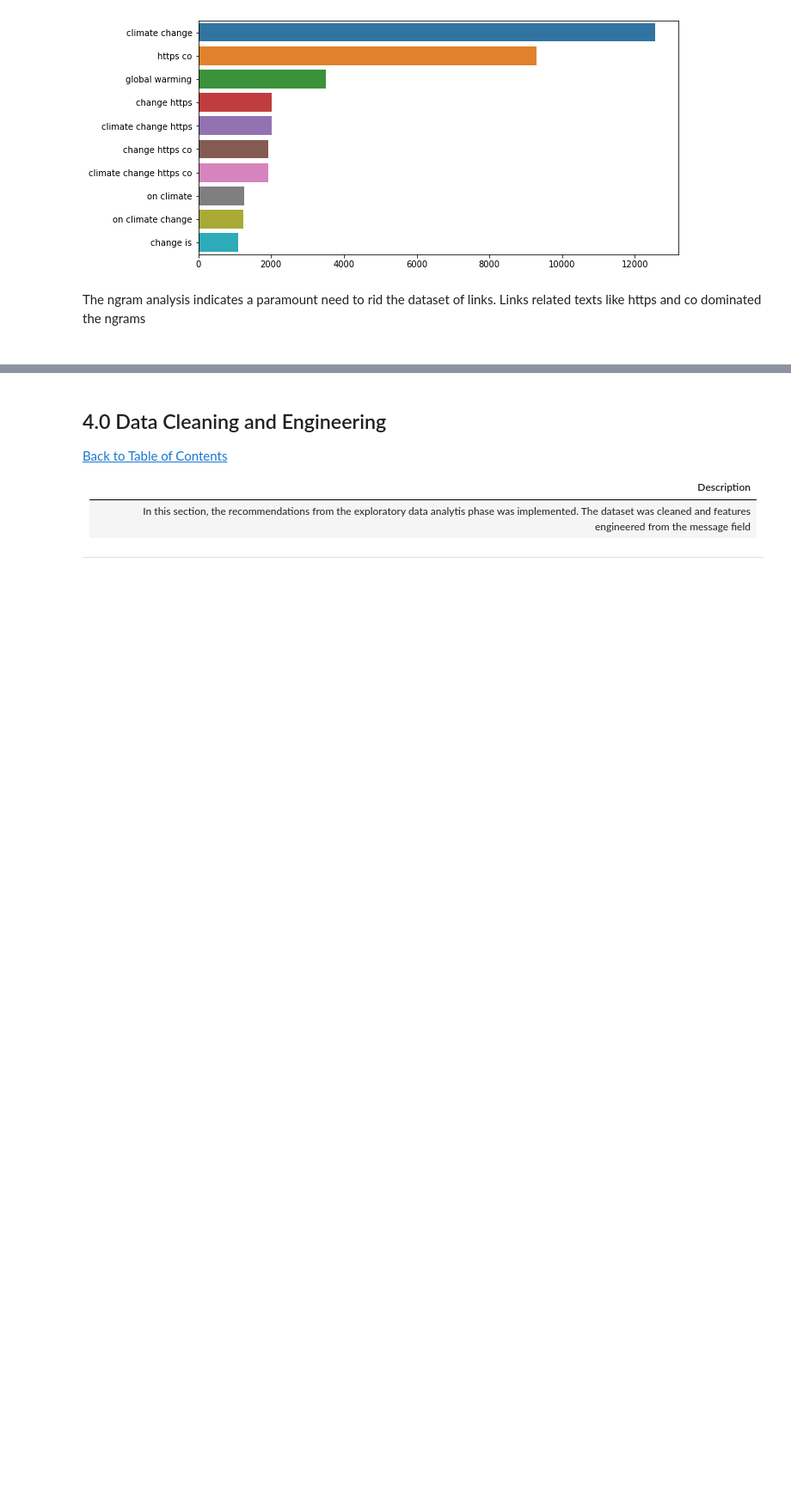
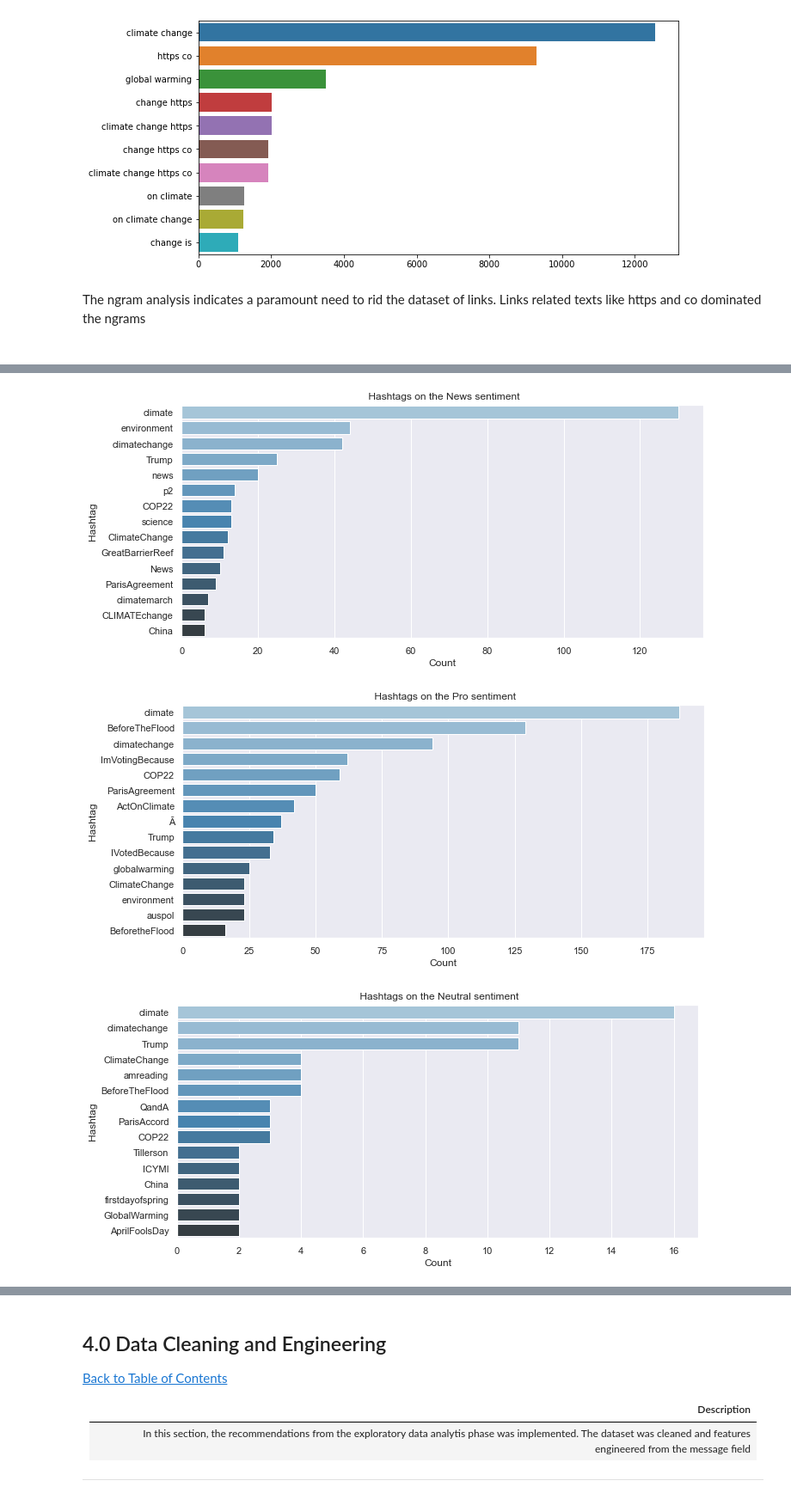
Before and after one commit to Abdul4code/Climate-change-analysis-Team_ZF2, a Jupyter notebook: ZF2_Classification.ipynb, the cells around one changed output, grey strips where cells are left out. Shown: that part at 86% size. Drawn from its saved outputs; the diff is of its cells as text; code cells hidden in the pictures; blank space fills up the shorter version.

```diff
--- a/ZF2_Classification.ipynb
+++ b/ZF2_Classification.ipynb
@@ -364,0 +789,48 @@ The ngram analysis indicates a paramount need to rid the dataset of links. Links
+# %%
+# Creating a function to extract hashtags from tweets
+
+def extract_hashtags(x):
+    hashtags = []
+    for i in x:
+        ht = re.findall(r'#(\w+)', i)
+        hashtags.append(ht)
+
+    return hashtags
+# %%
+# Extracting hashtags from tweets
+news_h = extract_hashtags(tweet_df['message']
+                              [tweet_df['sentiment'] == 2])
+pro_h = extract_hashtags(tweet_df['message']
+                          [tweet_df['sentiment'] == 1])
+neutral_h = extract_hashtags(tweet_df['message']
+                              [tweet_df['sentiment'] == 0])
+anti_h = extract_hashtags(tweet_df['message']
+                          [tweet_df['sentiment'] == -1])
+
+# hashtag list
+hashtags = [sum(news_h, []), sum(pro_h, []),
+            sum(neutral_h, []),sum(anti_h, [])]
+
+# Visualising the Hashtags
+ft = [' Hashtags on the News sentiment',
+              ' Hashtags on the Pro sentiment',
+              ' Hashtags on the Neutral sentiment',
+              ' Hashtags on the Anti sentiment']
+
+plt.rcParams['figure.figsize'] = [50, 5]
+
+for i, sent in enumerate(hashtags):
+    plt.subplot(1, 4, i + 1)
+    freq_dist = nltk.FreqDist(sent)
+    df = pd.DataFrame({'Hashtag': list(freq_dist.keys()),
+                      'Count' : list(freq_dist.values())})
+
+    df = df.nlargest(columns='Count', n=15)
+
+    ax = sns.barplot(data=df, y='Hashtag', x='Count', palette="Blues_d")
+    plt.title(ft[i])
+    plt.show()
+# %% [output]
+[figure, added]
+[figure, added]
+[figure, added]
```
Also changed, not shown: parts of 65 cells of this notebook.
